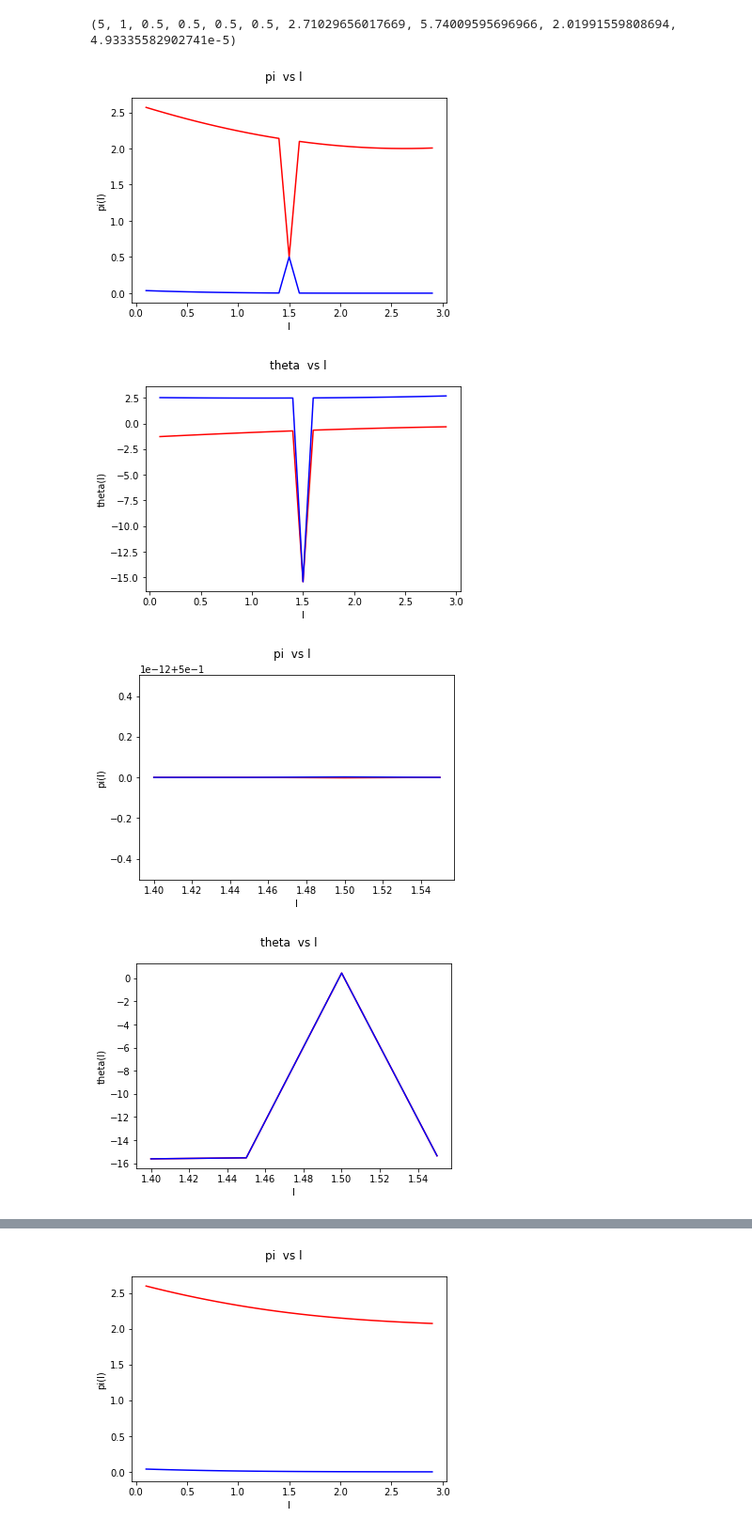
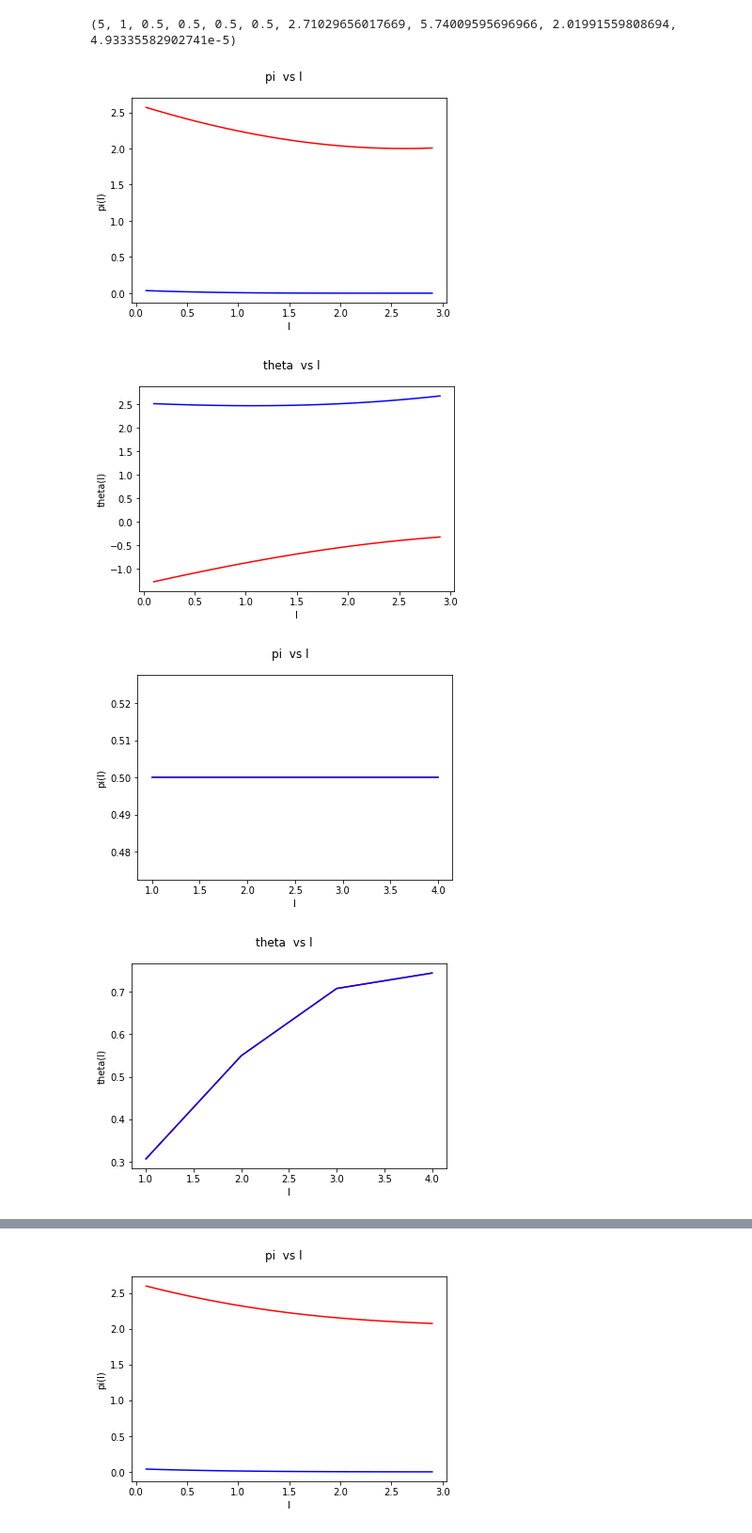
Before and after one commit to ericschulman/health_bargains, a Jupyter notebook: bargains.ipynb, the cells around one changed output, grey strips where cells are left out. Shown at 94% size. Cells and saved outputs as stored; diff of their text form; code cells hidden in the pictures.

```diff
--- a/bargains.ipynb
+++ b/bargains.ipynb
@@ -24,13 +24,17 @@ def simult(t1=Symbol('t_1'),
     v2_foc = diff(v2,t2)
     #solve for t2 as a function of t1
     t2_param = solve(v2_foc,t2)
+    #print 't2_param: %s\n'% t2_param
+
     #focus on positive solution
     t2_param = t2_param[sol]
 
     #substitute back into foc
     v1_foc1 = v1_foc.subs(t2,t2_param)
     t1_param = solve(v1_foc1,t1)
-    t1_param = t1_param[0]
+    #print 't1_param: %s\n'% t1_param
+
+    t1_param = t1_param[min(len(t1_param)-1,1)]
 
     #sovle for t2
     t2_param = t2_param.subs(t1, t1_param)
@@ -41,6 +45,5 @@ def simult(t1=Symbol('t_1'),
 
     return (l,q,m1,m2,b1,b2,t1_param,t2_param,pi1_param,pi2_param)
 
-print simult(l = 1, q = 1, m1 = .5, m2 = .5, b1 = .5, b2 = .5, sol = -1)
-print simult(l = 1, q = 1, m1 = .5, m2 = .5, b1 = .5, b2 = .5, sol = 0)
+print simult(l = 4, q = 1, m1 = .5, m2 = .5, b1 = .5, b2 = .5, sol = 0)
 # %% [output]
@@ -137,16 +139,16 @@ simult1_l =  l_plotter(simult,range(1,30,1),10.0, arg0)
 simult1_l.to_csv('sheets/l_simult1.csv', sep=',')
 quick_plot(simult1_l,'l','simult1')
 # %% [output]
-[figure, old version]
+[figure, new version]
-[figure, old version]
+[figure, new version]
 # %%
 # simultaneous (other solution), graph of l pi , graph of l theta
 arg0 =  (1, .5,.5,.5,.5,0)
-simult2_l =  l_plotter(simult,range(140,160,5),100.0, arg0)
+simult4_l =  l_plotter(simult,range(1,5),1, arg0)
 # %%
-simult2_l.to_csv('sheets/l_simult2.csv', sep=',')
-quick_plot(simult2_l,'l','simult2')
+simult4_l.to_csv('sheets/l_simult4.csv', sep=',')
+quick_plot(simult4_l,'l','simult4')
 # %% [output]
-[figure, old version]
+[figure, new version]
-[figure, old version]
+[figure, new version]
 # %%
```
Also changed, not shown: parts of 13 cells of this notebook.
